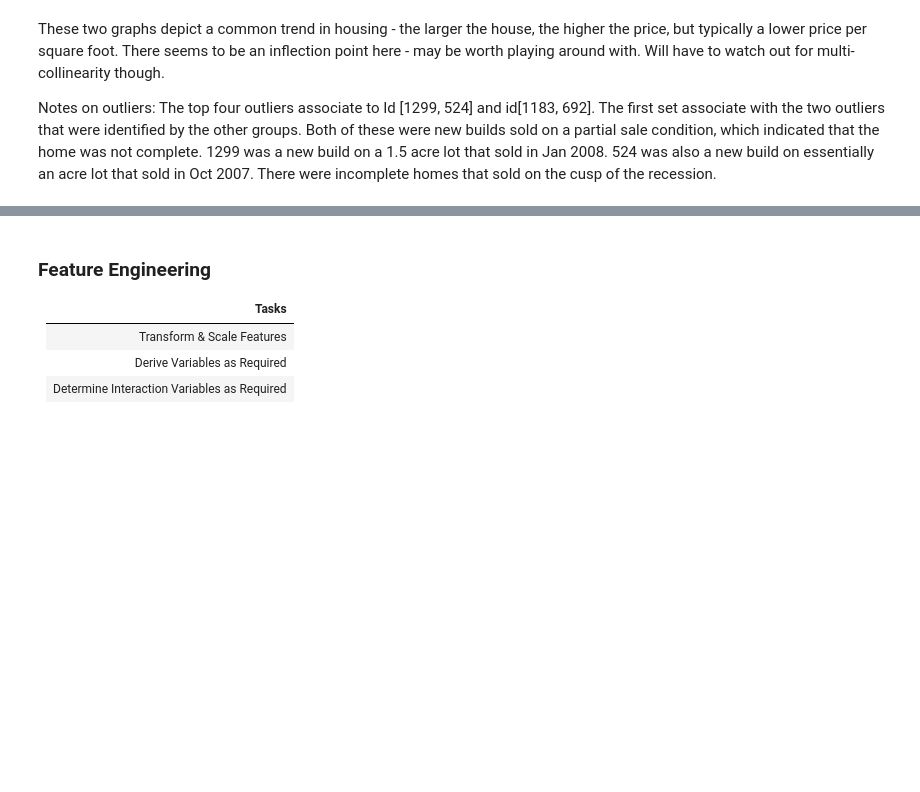
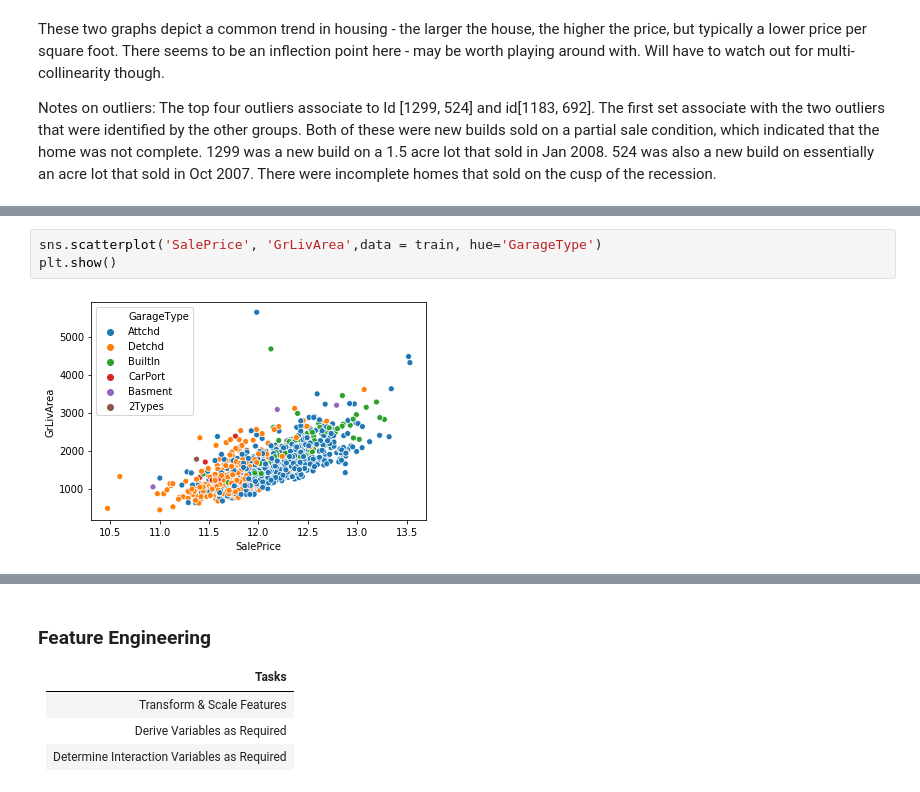
Before and after one commit to ericlundy87/House-Prices-Advanced-Regression-Techniques, a Jupyter notebook: p4_cheney.ipynb, the cells around one changed output, grey strips where cells are left out. Saved outputs shown, nothing was run; the diff lists cells and outputs as text; blank space fills up the shorter version.

```diff
--- a/p4_cheney.ipynb
+++ b/p4_cheney.ipynb
@@ -363,0 +347,5 @@ The first set associate with the two outliers that were identified by the other
+# %%
+sns.scatterplot('SalePrice', 'GrLivArea',data = train, hue='GarageType')
+plt.show()
+# %% [output]
+[figure, added]
```
Also changed, not shown: parts of 15 cells of this notebook, 1 other file.
